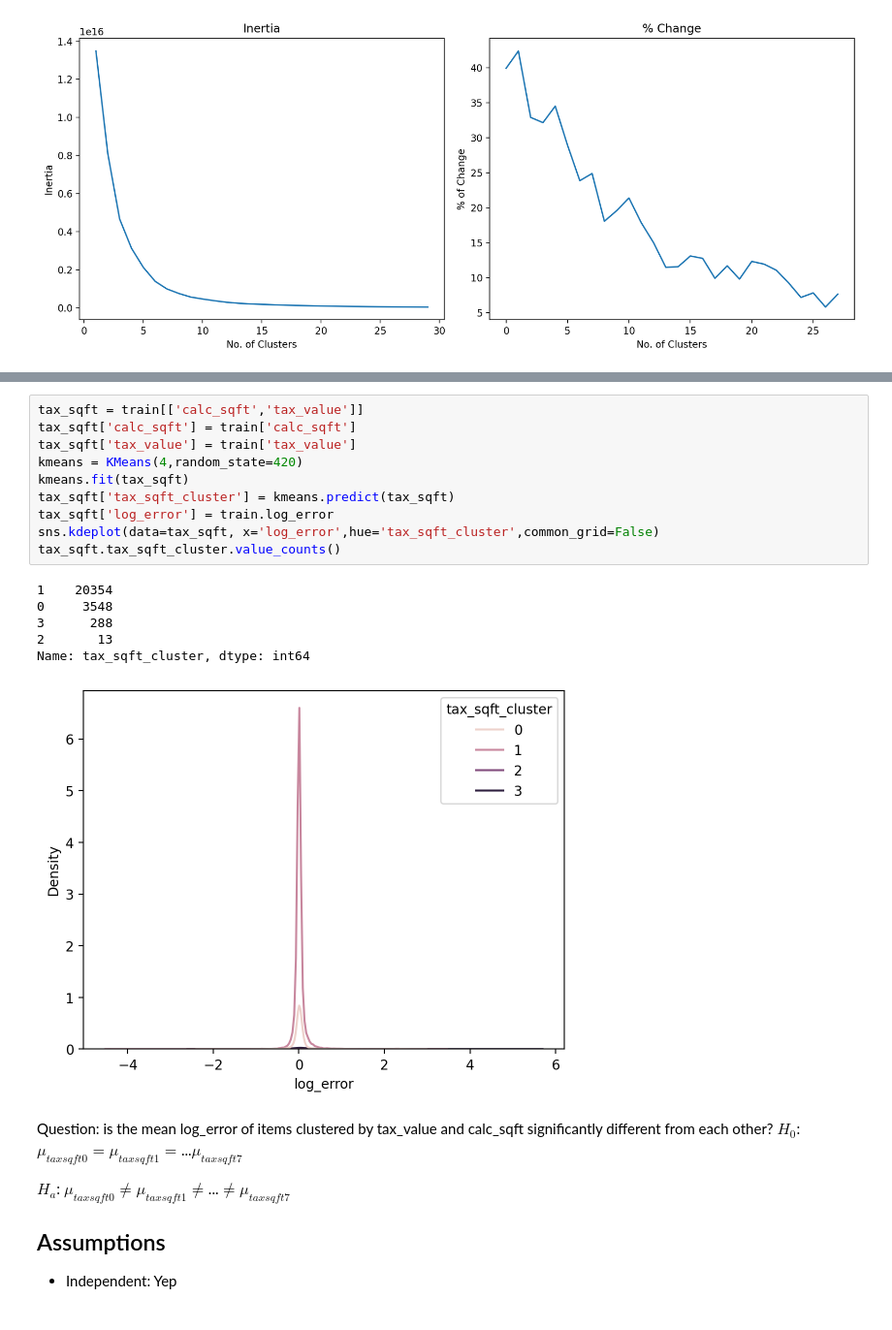
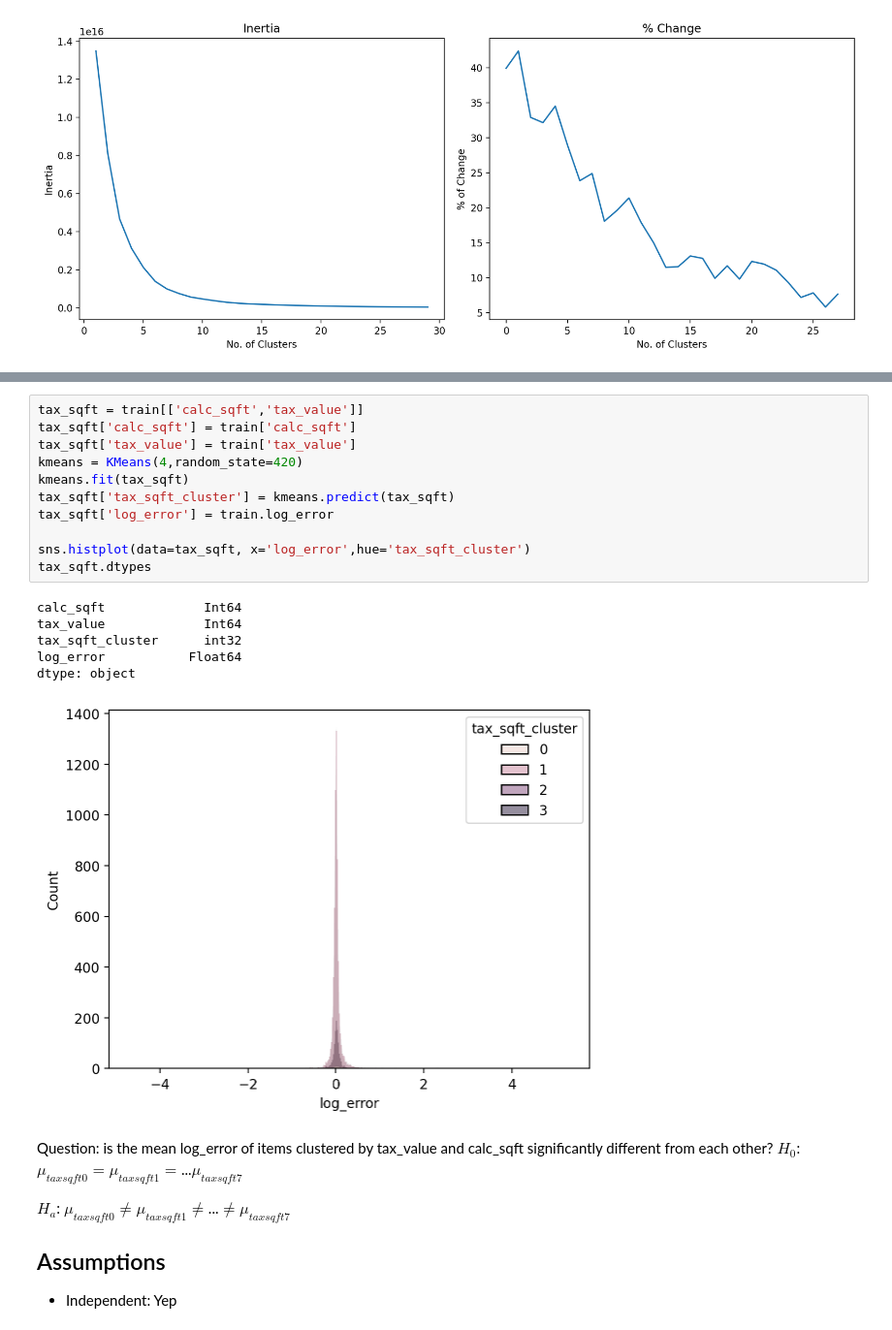
Before and after one commit to L-G-B-Team/clustering-project, a Jupyter notebook: woody_explore.ipynb, the cells around one changed output, grey strips where cells are left out. Shown: that part at 97% size. Drawn from its saved outputs; the diff is of its cells as text.

```diff
--- a/woody_explore.ipynb
+++ b/woody_explore.ipynb
@@ -62,20 +83,21 @@ Name: bound_group, dtype: int64
 # %%
 tax_sqft = train[['calc_sqft','tax_value']]
 tax_sqft['calc_sqft'] = train['calc_sqft']
 tax_sqft['tax_value'] = train['tax_value']
 kmeans = KMeans(4,random_state=420)
 kmeans.fit(tax_sqft)
 tax_sqft['tax_sqft_cluster'] = kmeans.predict(tax_sqft)
 tax_sqft['log_error'] = train.log_error
-sns.kdeplot(data=tax_sqft, x='log_error',hue='tax_sqft_cluster',common_grid=False)
-tax_sqft.tax_sqft_cluster.value_counts()
+
+sns.histplot(data=tax_sqft, x='log_error',hue='tax_sqft_cluster')
+tax_sqft.dtypes
 # %% [output]
-1    20354
-0     3548
-3      288
-2       13
-Name: tax_sqft_cluster, dtype: int64
+calc_sqft             Int64
+tax_value             Int64
+tax_sqft_cluster      int32
+log_error           Float64
+dtype: object
-[figure, old version]
+[figure, new version]
 # %% [markdown]
 Question: is the mean log_error of items clustered by tax_value and calc_sqft significantly different from each other?
 $H_0$: $\mu_{taxsqft0} = \mu_{taxsqft1}=$...$\mu_{taxsqft7}$
```
Also changed, not shown: parts of 2 cells of this notebook.
